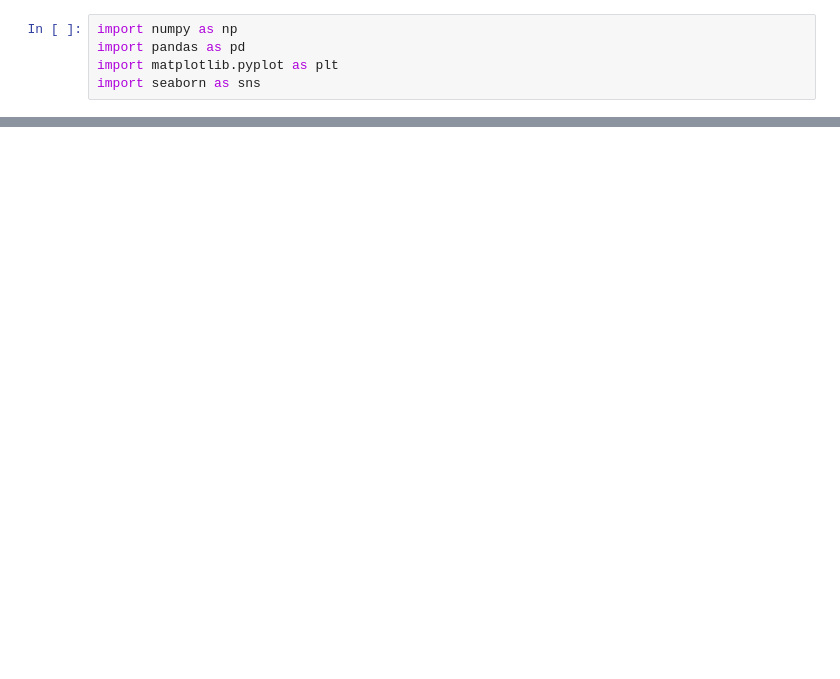
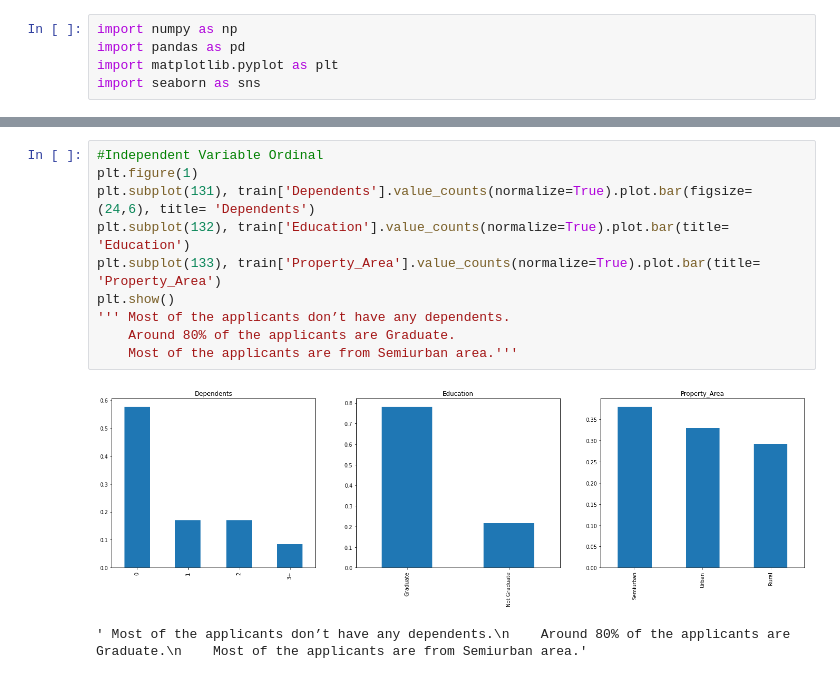
Before and after one commit to norendas/AV_ML_TimeLine, a Jupyter notebook: LoanPrediction/Loan_Prediction_EDA.ipynb, the cells around one changed output, grey strips where cells are left out. Saved outputs shown, nothing was run; the diff lists cells and outputs as text; blank space fills up the shorter version.

```diff
--- a/LoanPrediction/Loan_Prediction_EDA.ipynb
+++ b/LoanPrediction/Loan_Prediction_EDA.ipynb
@@ -52,0 +109,13 @@ data.columns , data.dtypes
+# %%
+#Independent Variable Ordinal
+plt.figure(1)
+plt.subplot(131), train['Dependents'].value_counts(normalize=True).plot.bar(figsize=(24,6), title= 'Dependents')
+plt.subplot(132), train['Education'].value_counts(normalize=True).plot.bar(title= 'Education')
+plt.subplot(133), train['Property_Area'].value_counts(normalize=True).plot.bar(title= 'Property_Area')
+plt.show()
+''' Most of the applicants don’t have any dependents.
+    Around 80% of the applicants are Graduate.
+    Most of the applicants are from Semiurban area.'''
+# %% [output]
+[figure, added]
+' Most of the applicants don’t have any dependents.\n    Around 80% of the applicants are Graduate.\n    Most of the applicants are from Semiurban area.'
```
Also changed, not shown: parts of 52 cells of this notebook, 7 other files.
